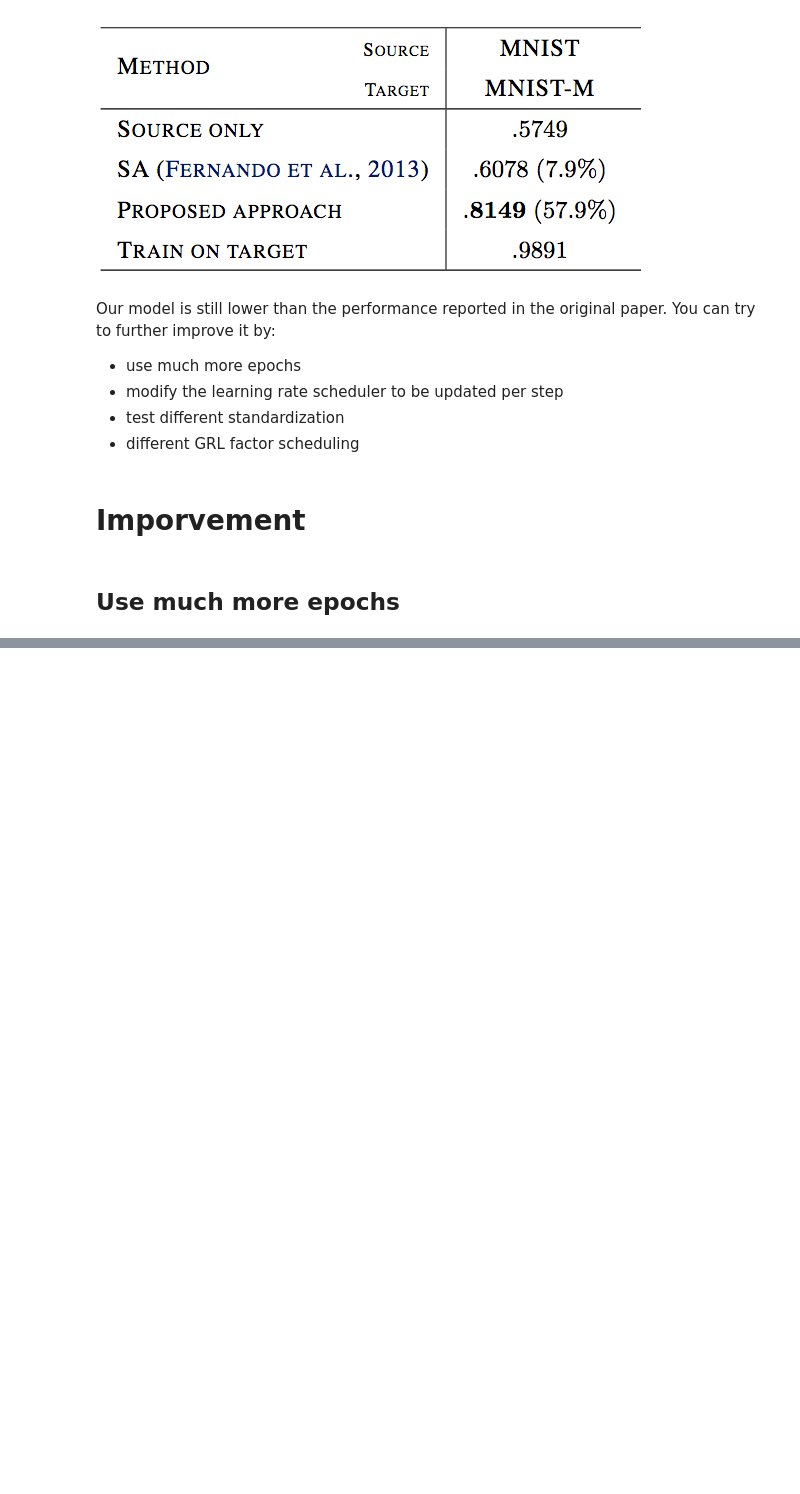
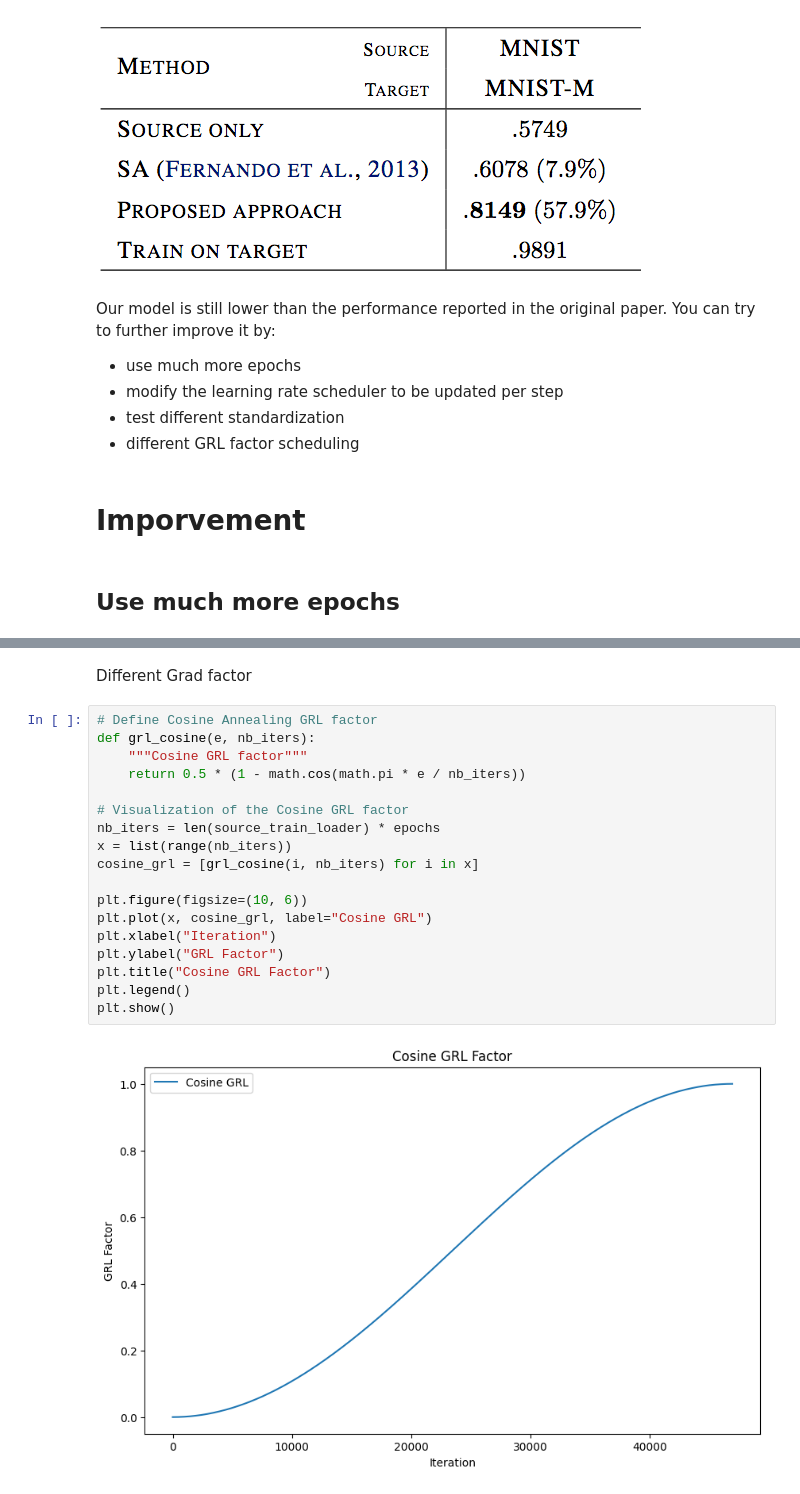
Before and after one commit to ZHANGzhile/RDFIA, a Jupyter notebook: 2_c_Domain_Adaptation.ipynb, the cells around one changed output, grey strips where cells are left out. Drawn from its saved outputs; the diff is of its cells as text; blank space fills up the shorter version.

```diff
--- a/2_c_Domain_Adaptation.ipynb
+++ b/2_c_Domain_Adaptation.ipynb
@@ -633,0 +640,22 @@ for epoch in epochs:
+# %% [markdown]
+Different Grad factor
+# %%
+# Define Cosine Annealing GRL factor
+def grl_cosine(e, nb_iters):
+    """Cosine GRL factor"""
+    return 0.5 * (1 - math.cos(math.pi * e / nb_iters))
+
+# Visualization of the Cosine GRL factor
+nb_iters = len(source_train_loader) * epochs
+x = list(range(nb_iters))
+cosine_grl = [grl_cosine(i, nb_iters) for i in x]
+
+plt.figure(figsize=(10, 6))
+plt.plot(x, cosine_grl, label="Cosine GRL")
+plt.xlabel("Iteration")
+plt.ylabel("GRL Factor")
+plt.title("Cosine GRL Factor")
+plt.legend()
+plt.show()
+# %% [output]
+[figure, added]
```
Also changed, not shown: parts of 15 cells of this notebook, 1 other file.
